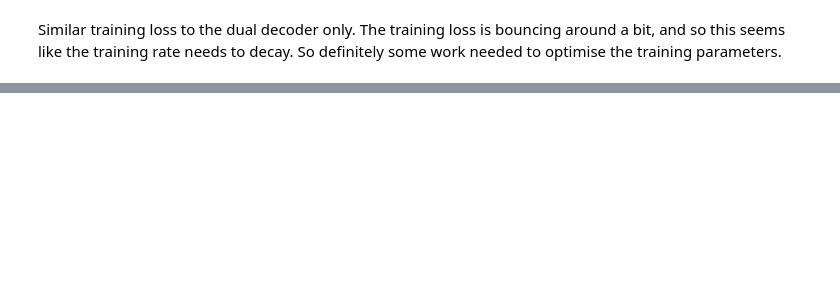
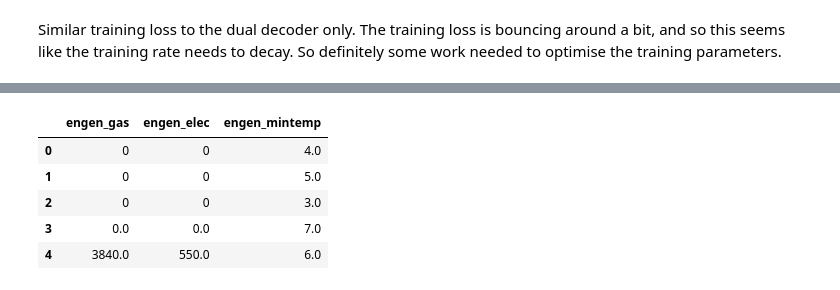
Before and after one commit to eoghanjmckenna/makemore, a Jupyter notebook: notebooks/dual_decoder.ipynb, the cells around one changed output, grey strips where cells are left out. Saved outputs shown, nothing was run; the diff lists cells and outputs as text; code cells hidden in the pictures; blank space fills up the shorter version.

```diff
--- a/notebooks/dual_decoder.ipynb
+++ b/notebooks/dual_decoder.ipynb
@@ -525,23 +525,23 @@ class EncoderDualDecoderTransformerModel(nn.Module):
 
     def forward(self, idx_gas, idx_elec, idx_mintemp, targets_gas=None, targets_elec=None):
         B, T = idx_gas.shape # will be the same for idx_elec
-
+        B_en, T_en = idx_mintemp.shape
         # idx_gas and targets_gas are both (B,T) tensor of integers
         # embedding and positional encoding layers
         tok_emb_gas = self.token_embedding_gas(idx_gas) # (B,T,C)
         tok_emb_elec = self.token_embedding_elec(idx_elec) # (B,T,C)
-        tok_emb_mintemp = self.token_embedding_mintemp(idx_mintemp) # (B,T,C)
+        tok_emb_mintemp = self.token_embedding_mintemp(idx_mintemp) # (B_en,T_en,C)
         pos_emb_gas = self.position_embedding_gas(torch.arange(T, device=device)) # (T,C)
         pos_emb_elec = self.position_embedding_elec(torch.arange(T, device=device)) # (T,C)
-        pos_emb_mintemp = self.position_embedding_mintemp(torch.arange(T, device=device)) # (T,C)
+        pos_emb_mintemp = self.position_embedding_mintemp(torch.arange(T_en, device=device)) # (T,C)
         x_gas = tok_emb_gas + pos_emb_gas # (B,T,C)
         x_elec = tok_emb_elec + pos_emb_elec # (B,T,C)
-        x_mintemp = tok_emb_mintemp + pos_emb_mintemp # (B,T,C)
+        x_mintemp = tok_emb_mintemp + pos_emb_mintemp # (B_en,T_en,C)
         # decoder only layers
         x_gas = self.do_blocks_gas(x_gas) # (B,T,C)
         x_elec = self.do_blocks_elec(x_elec) # (B,T,C)
         # encoder layers
-        x_mintemp = self.en_blocks_mintemp(x_mintemp) # (B,T,C)
+        x_mintemp = self.en_blocks_mintemp(x_mintemp) # (B_en,T_en,C)
         # cross attention layers to allow the gas and elec decoders to communicate with the mintemp encoder
         x_gas = self.ca_blocks_gas_mintemp(x_gas, x_mintemp) # (B,T,C)
         x_elec = self.ca_blocks_elec_mintemp(x_elec, x_mintemp) # (B,T,C)
@@ -575,13 +575,22 @@ class EncoderDualDecoderTransformerModel(nn.Module):
     def generate(self, idx_gas, idx_elec, idx_mintemp):
         # Get the length of idx_mintemp
         mintemp_length = idx_mintemp.size(1) - block_size
-
+        pad_token_id = 0
         # Iterate over the length of idx_mintemp
         for i in range(mintemp_length):
             # Crop idx to the last block_size tokens
             idx_cond_gas = idx_gas[:, -block_size:]
             idx_cond_elec = idx_elec[:, -block_size:]
             idx_cond_mintemp = idx_mintemp[:, i:i+block_size]
+
+            # Pad idx_cond_gas and idx_cond_elec with a special token if they are shorter than idx_cond_mintemp
+            if idx_cond_gas.size(1) < idx_cond_mintemp.size(1):
+                padding = torch.full((idx_gas.size(0), idx_cond_mintemp.size(1) - idx_cond_gas.size(1)), pad_token_id, device=idx_gas.device)
+                idx_cond_gas = torch.cat([padding, idx_cond_gas], dim=1)
+
+            if idx_cond_elec.size(1) < idx_cond_mintemp.size(1):
+                padding = torch.full((idx_elec.size(0), idx_cond_mintemp.size(1) - idx_cond_elec.size(1)), pad_token_id, device=idx_elec.device)
+                idx_cond_elec = torch.cat([padding, idx_cond_elec], dim=1)
 
             # Get the predictions
             logits_gas, _, logits_elec, _ = self(idx_cond_gas, idx_cond_elec, idx_cond_mintemp)
@@ -814,0 +830,8 @@ Similar training loss to the dual decoder only. The training loss is bouncing ar
+# %%
+# generate from the model
+context_gas = torch.zeros((1, 1), dtype=torch.long, device=device)
+context_elec = torch.zeros((1, 1), dtype=torch.long, device=device)
+context_mintemp = data_mintemp.unsqueeze(0) # we'll use the original mintemp data as the context
+engen_gas, engen_elec = em.generate(context_gas, context_elec, context_mintemp)
+engen_gas = ['nan' if token == '<M>' else token for token in decode_gas(engen_gas[0].tolist())]
+engen_elec = ['nan' if token == '<M>' else token for token in decode_elec(engen_elec[0].tolist())]
@@ -814,0 +845,14 @@ Similar training loss to the dual decoder only. The training loss is bouncing ar
+# %%
+engen_mintemp = ['nan' if token == '<M>' else token for token in decode_mintemp(context_mintemp[0].tolist())]
+# %%
+engen_data = {'engen_gas':[0,0,0]+engen_gas, 'engen_elec':[0,0,0]+engen_elec, 'engen_mintemp':engen_mintemp}
+engen_df = pd.DataFrame(engen_data)
+engen_df.to_csv('/Users/eoghan/repos/makemore/data/encoder_generated_data.csv', index=False)
+engen_df.head()
+# %% [output]
+|  | engen_gas | engen_elec | engen_mintemp |
+| 0 | 0 | 0 | 4.0 |
+| 1 | 0 | 0 | 5.0 |
+| 2 | 0 | 0 | 3.0 |
+| 3 | 0.0 | 0.0 | 7.0 |
+| 4 | 3840.0 | 550.0 | 6.0 |
```
Also changed, not shown: parts of 6 cells of this notebook.
